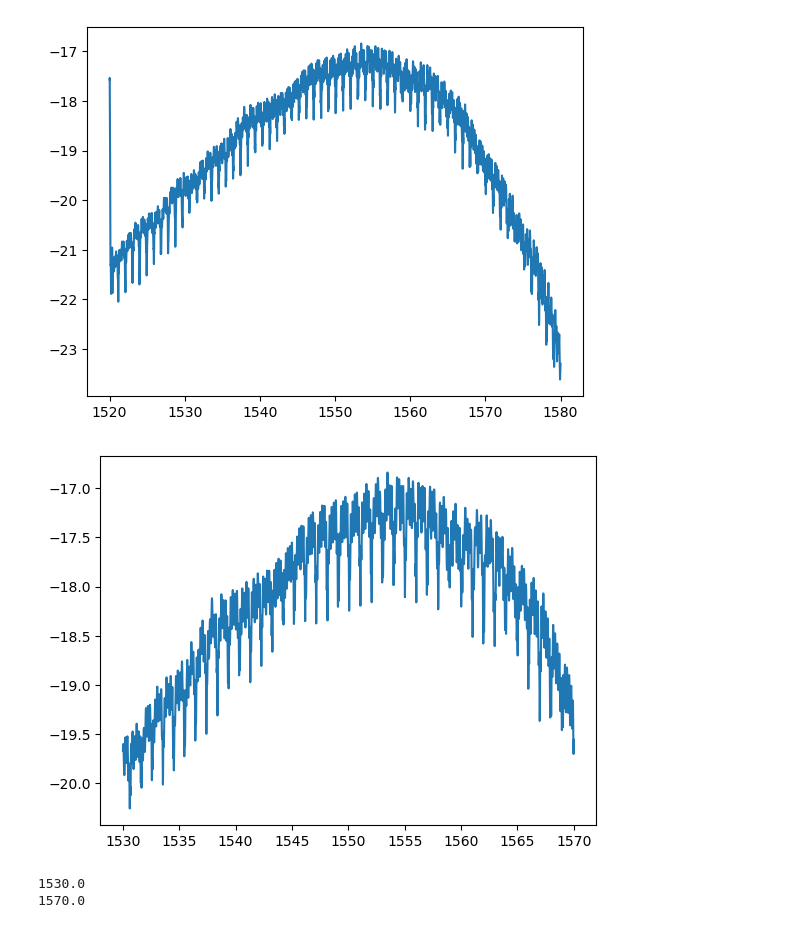
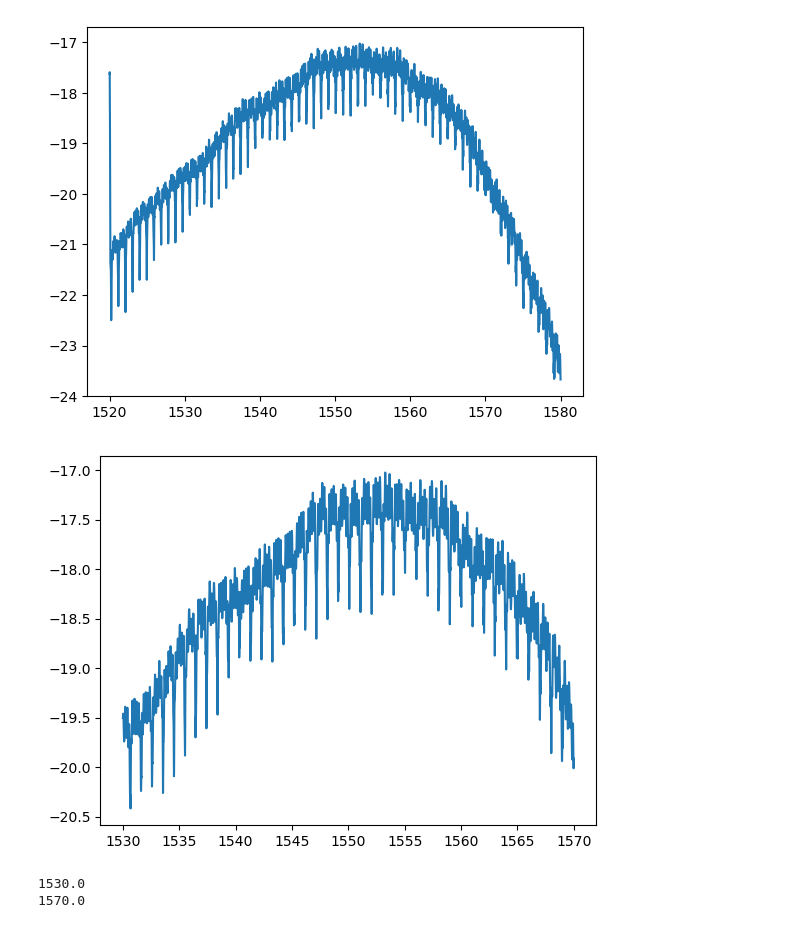
Before and after one commit to tdasanjh/team-chip-project, a Jupyter notebook: data_analysis/data_analysis_notebook.ipynb, the cells around one changed output. Cells and saved outputs as stored; diff of their text form; code cells hidden in the pictures.

Commit message:
a data run on sg_rr_100_027

```diff
--- a/data_analysis/data_analysis_notebook.ipynb
+++ b/data_analysis/data_analysis_notebook.ipynb
@@ -2,11 +2,11 @@
 import data_analysis_funcs as daf
 import matplotlib.pyplot as plt
 # %%
-data_analyse_file="sg_rr_100_025 2023-12-11 14-23-14.csv"
+data_analyse_file="sg_rr_100_027 2023-12-08 17-44-55.csv"
 wvlen_array,pow_array=daf.get_wavlen_and_pow_arrays(data_analyse_file)
 daf.plot_visualise(wvlen_array,pow_array, full_range=True)
 # %% [output]
-[figure, old version]
+[figure, new version]
 # %%
 start_point_index=1000
 end_point_index=5001
@@ -16,7 +16,7 @@ power_peak_search=pow_array[start_point_index:end_point_index]
 print(wvlen_peak_search[0])
 print(wvlen_peak_search[-1])
 # %% [output]
-[figure, old version]
+[figure, new version]
 1530.0
 1570.0
 # %%
```
Also changed, not shown: parts of 2 cells of this notebook, 1 other file.
